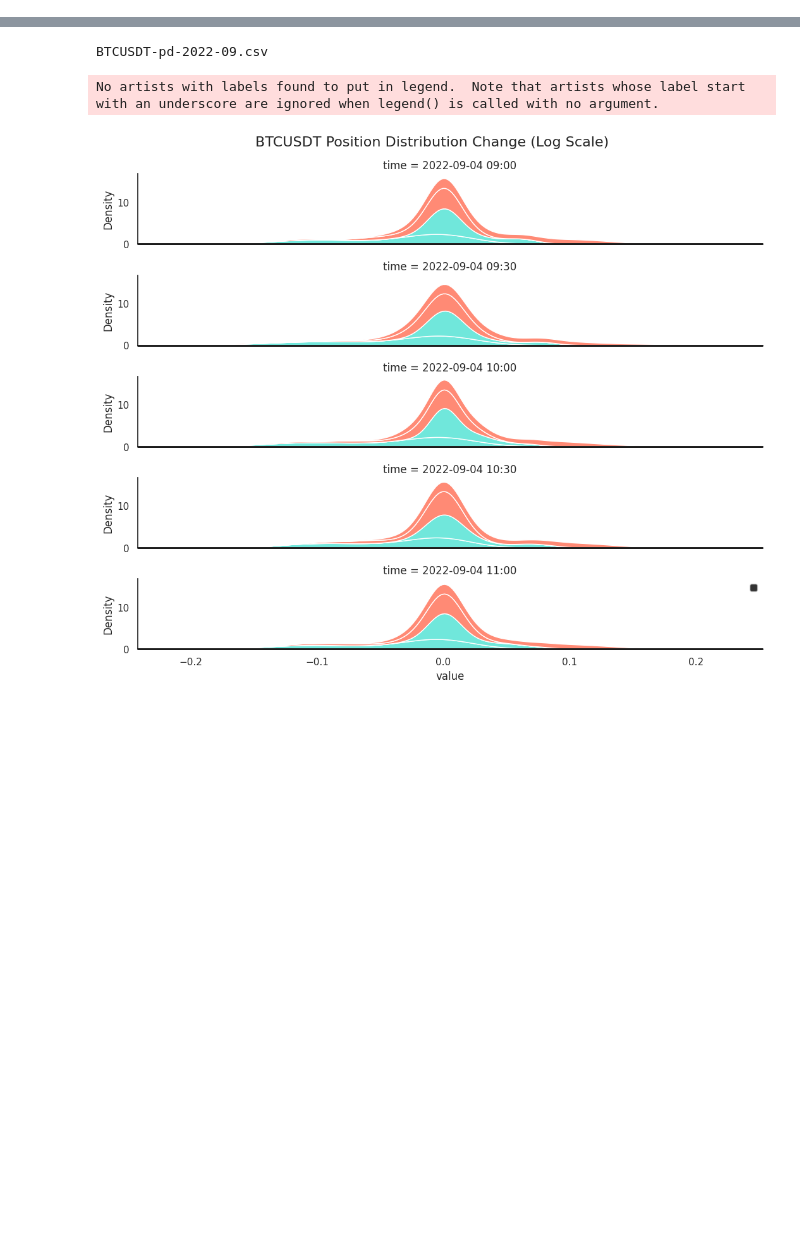
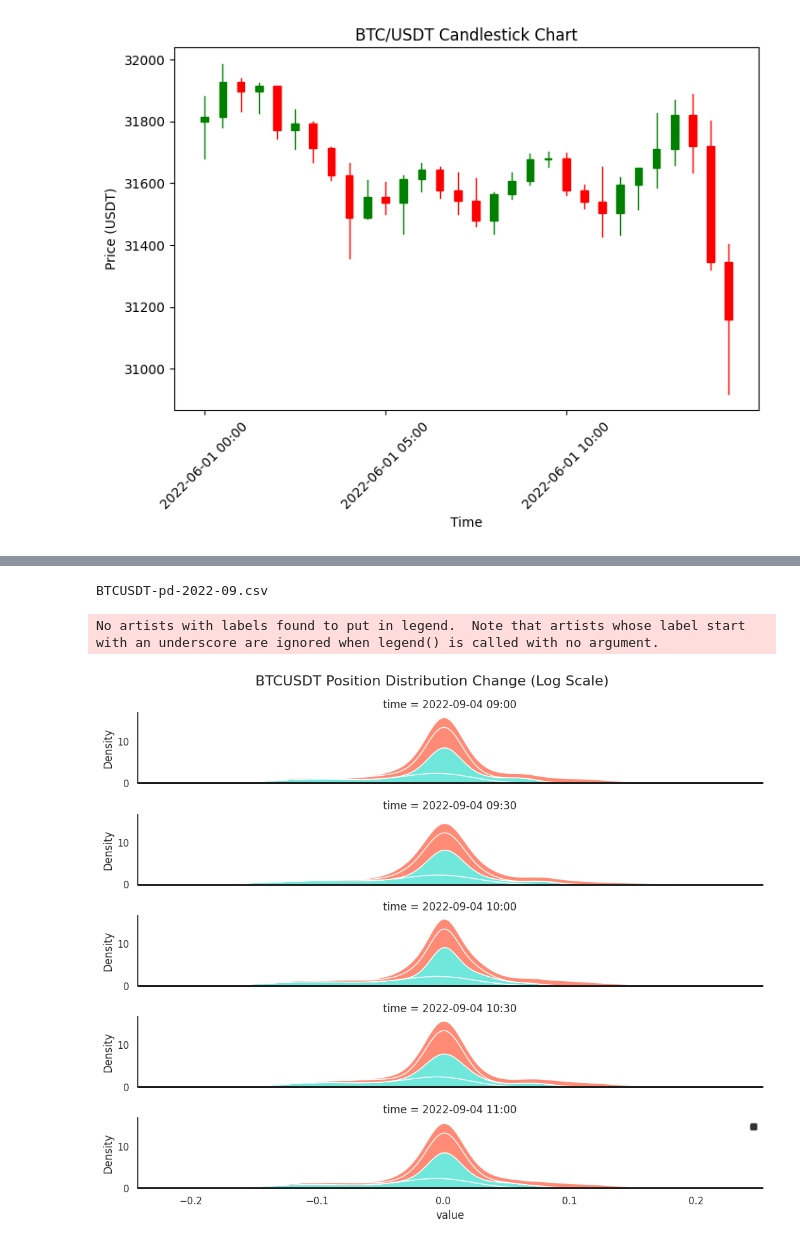
Before and after one commit to youngjinss/belief_of_belief_learning, a Jupyter notebook: notebook/[v3] check_binnance_pd_data.ipynb, the cells around one changed output, grey strips where cells are left out. Drawn from its saved outputs; the diff is of its cells as text; code cells hidden in the pictures; blank space fills up the shorter version.

```diff
--- a/notebook/[v3] check_binnance_pd_data.ipynb
+++ b/notebook/[v3] check_binnance_pd_data.ipynb
@@ -47,3 +47,75 @@ print(f"총 샘플 수: {n_samples}")
+# %%
+import matplotlib.pyplot as plt
+import pandas as pd
+
+# candle data 시각화
+df = pd.read_csv(
+    "/home/youngjins/project/belief_trading/data/binance/futures/um/monthly/klines/BTCUSDT/30m/BTCUSDT-30m-2022-06.csv",
+    index_col=0,
+)
+df.index = pd.to_datetime(df.index, unit="ms")
+
+fig = plt.figure(figsize=(8, 5))
+ax = fig.add_subplot(1, 1, 1)
+
+# 캔들 시각화
+candles = df.iloc[:30, :]
+# 캔들 차트 시각화
+from matplotlib.patches import Rectangle
+
+# 상승(양봉)과 하락(음봉) 구분
+up = candles[candles.close >= candles.open]
+down = candles[candles.close < candles.open]
+
+# 봉 너비 설정
+width = 0.4
+
+# 양봉 그리기 (초록색 사각형)
+for idx, row in up.iterrows():
+    rect = Rectangle(
+        xy=(candles.index.get_loc(idx)-width/2, row['open']),
+        width=width,
+        height=row['close']-row['open'],
+        facecolor='green',
+        edgecolor='green',
+        linewidth=1
+    )
+    ax.add_patch(rect)
+    # 위 꼬리 그리기
+    ax.plot([candles.index.get_loc(idx), candles.index.get_loc(idx)],
+            [row['close'], row['high']], color='green', linewidth=1)
+    # 아래 꼬리 그리기
+    ax.plot([candles.index.get_loc(idx), candles.index.get_loc(idx)],
+            [row['open'], row['low']], color='green', linewidth=1)
+
+# 음봉 그리기 (빨간색 사각형)
+for idx, row in down.iterrows():
+    rect = Rectangle(
+        xy=(candles.index.get_loc(idx)-width/2, row['close']),
+        width=width,
+        height=row['open']-row['close'],
+        facecolor='red',
+        edgecolor='red',
+        linewidth=1
+    )
+    ax.add_patch(rect)
+    # 위 꼬리 그리기
+    ax.plot([candles.index.get_loc(idx), candles.index.get_loc(idx)],
+            [row['open'], row['high']], color='red', linewidth=1)
+    # 아래 꼬리 그리기
+    ax.plot([candles.index.get_loc(idx), candles.index.get_loc(idx)],
+            [row['close'], row['low']], color='red', linewidth=1)
+
+# x축 설정
+ax.set_xticks(range(0, len(candles), 10))
+ax.set_xticklabels([candles.index[i].strftime('%Y-%m-%d %H:%M') for i in range(0, len(candles), 10)], rotation=45)
+ax.set_title('BTC/USDT Candlestick Chart')
+ax.set_xlabel('Time')
+ax.set_ylabel('Price (USDT)')
+
+plt.show()
+# %% [output]
+[figure, added]
 # %%
 # position distribution 디렉토리 내의 파일 탐색
 available_file_path = os.listdir(file_path)[:3]
```
Also changed, not shown: parts of 2 cells of this notebook.
